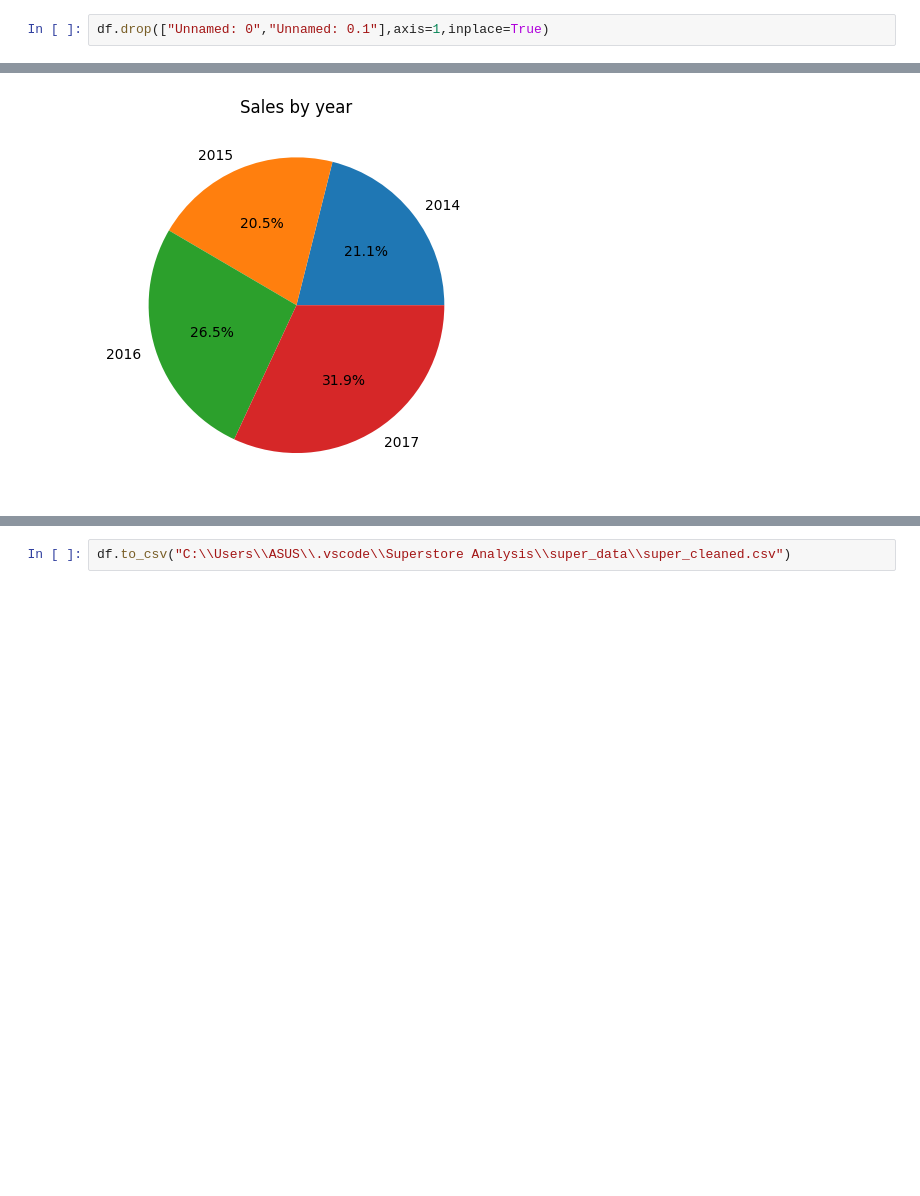
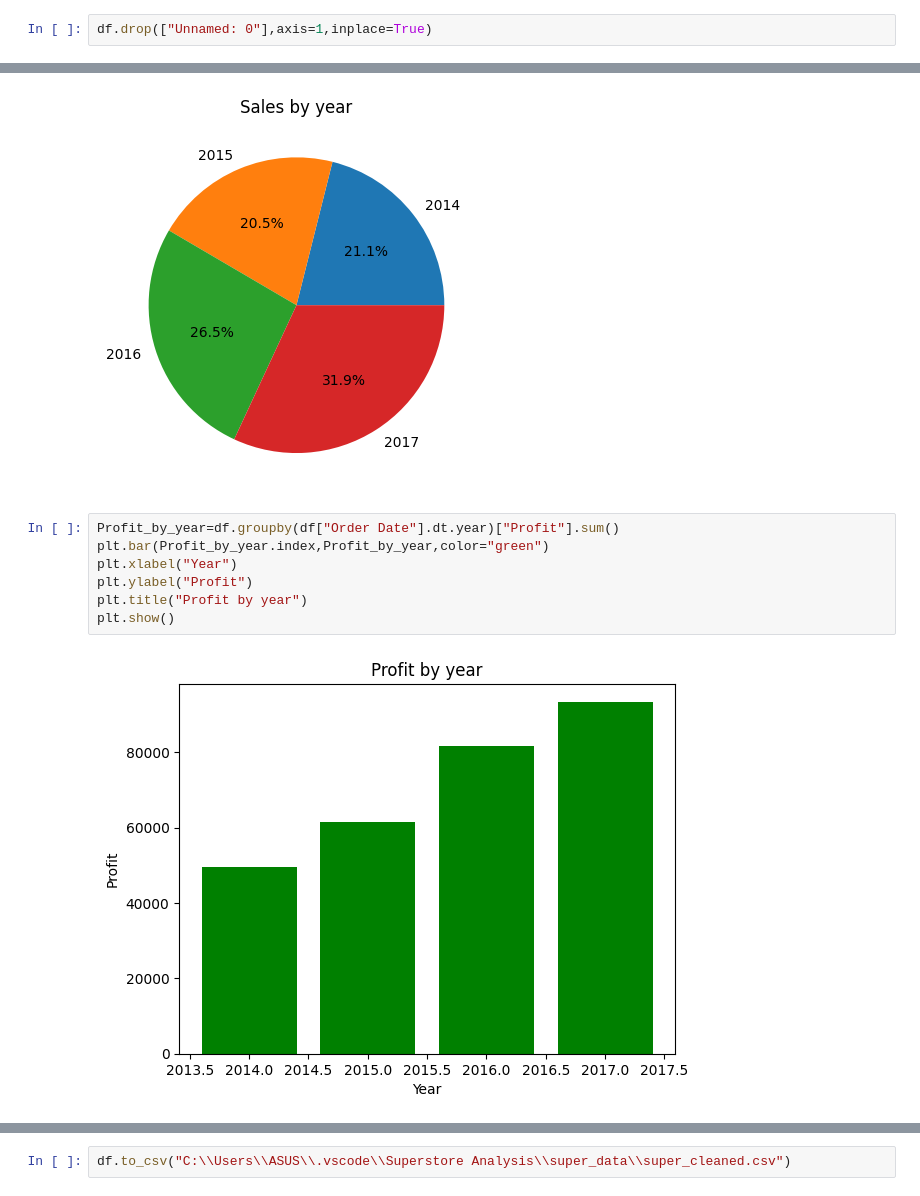
Before and after one commit to salampatel08/Superstore-Data-Analysis, a Jupyter notebook: super_data_analysing.ipynb, the cells around one changed output, grey strips where cells are left out. Cells and saved outputs as stored; diff of their text form; blank space fills up the shorter version.

```diff
--- a/super_data_analysing.ipynb
+++ b/super_data_analysing.ipynb
@@ -212,7 +195,7 @@ plt.show()
 # %% [output]
 [figure]
 # %%
-df.drop(["Unnamed: 0","Unnamed: 0.1"],axis=1,inplace=True)
+df.drop(["Unnamed: 0"],axis=1,inplace=True)
 # %%
 df.drop(["Total Amount"],axis=1,inplace=True)
 # %%
@@ -223,3 +206,12 @@ plt.title("Sales by year")
 plt.show()
 # %% [output]
 [figure]
+# %%
+Profit_by_year=df.groupby(df["Order Date"].dt.year)["Profit"].sum()
+plt.bar(Profit_by_year.index,Profit_by_year,color="green")
+plt.xlabel("Year")
+plt.ylabel("Profit")
+plt.title("Profit by year")
+plt.show()
+# %% [output]
+[figure, added]
```
Also changed, not shown: parts of 9 cells of this notebook, 3 other files.
